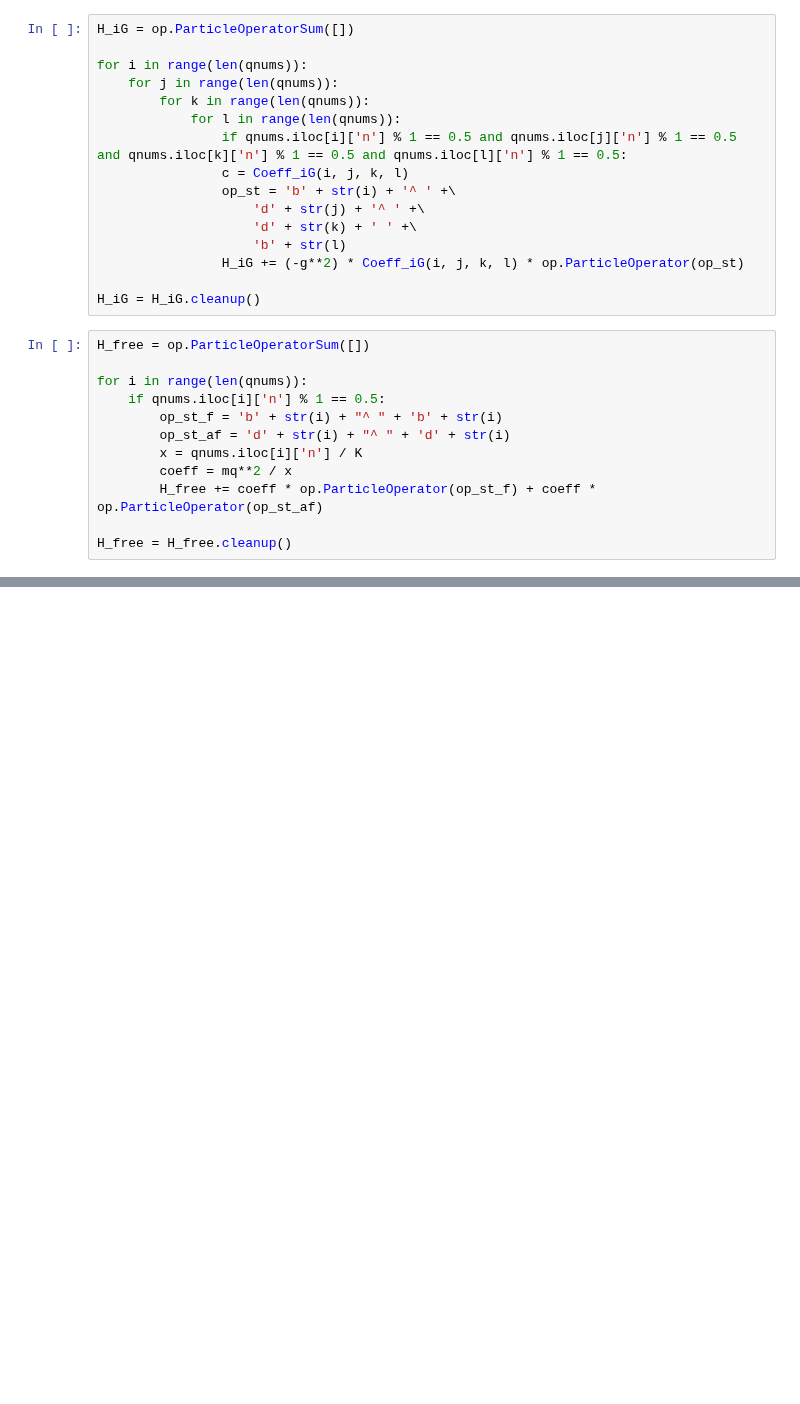
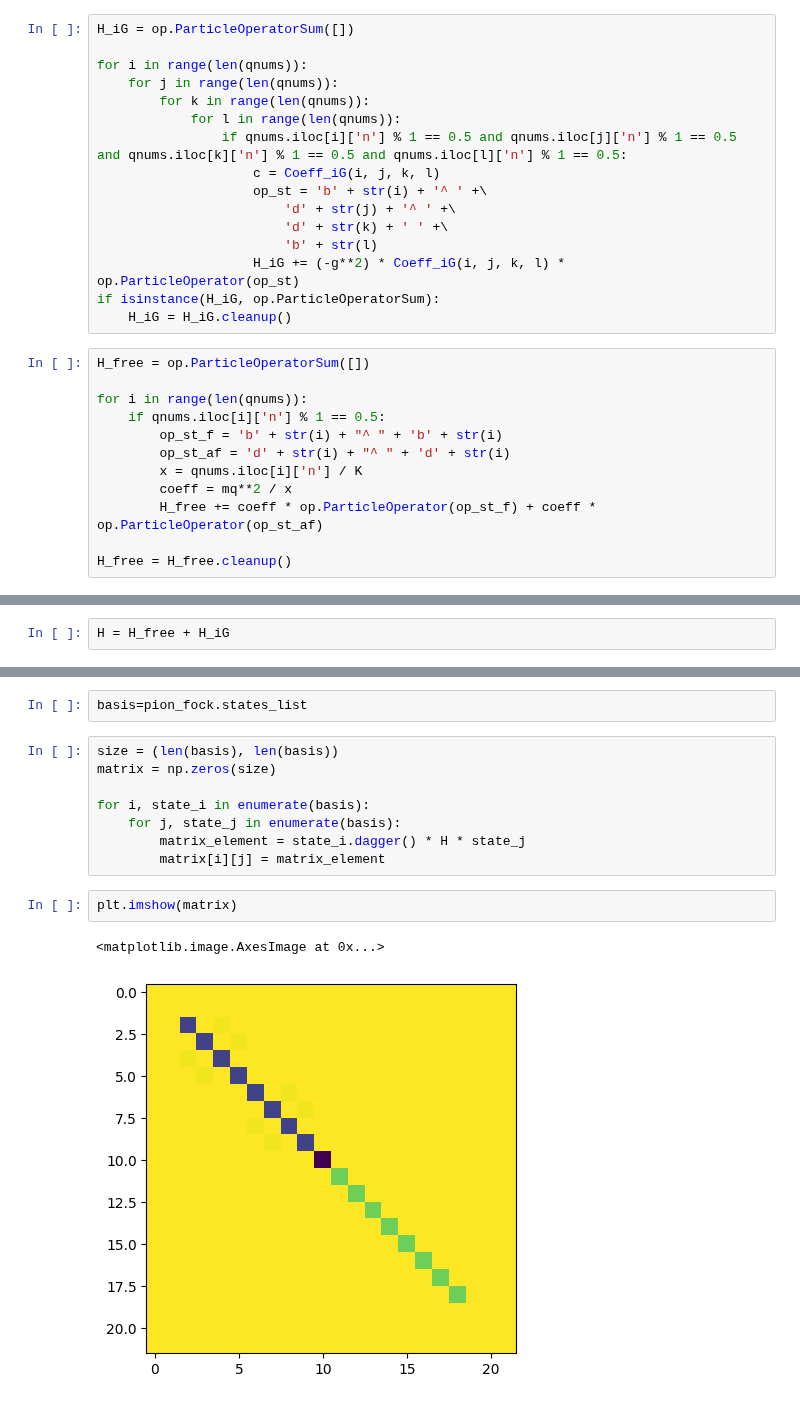
Before and after one commit to cgustin99/OpenParticle, a Jupyter notebook: models/QCD/qcd_hamiltonian.ipynb, the cells around one changed output, grey strips where cells are left out. Drawn from its saved outputs; the diff is of its cells as text; blank space fills up the shorter version.

```diff
--- a/models/QCD/qcd_hamiltonian.ipynb
+++ b/models/QCD/qcd_hamiltonian.ipynb
@@ -53,14 +57,14 @@ for i in range(len(qnums)):
         for k in range(len(qnums)):
             for l in range(len(qnums)):
                 if qnums.iloc[i]['n'] % 1 == 0.5 and qnums.iloc[j]['n'] % 1 == 0.5 and qnums.iloc[k]['n'] % 1 == 0.5 and qnums.iloc[l]['n'] % 1 == 0.5:
-                c = Coeff_iG(i, j, k, l)
-                op_st = 'b' + str(i) + '^ ' +\
-                    'd' + str(j) + '^ ' +\
-                    'd' + str(k) + ' ' +\
-                    'b' + str(l)
-                H_iG += (-g**2) * Coeff_iG(i, j, k, l) * op.ParticleOperator(op_st)
-
-H_iG = H_iG.cleanup()
+                    c = Coeff_iG(i, j, k, l)
+                    op_st = 'b' + str(i) + '^ ' +\
+                        'd' + str(j) + '^ ' +\
+                        'd' + str(k) + ' ' +\
+                        'b' + str(l)
+                    H_iG += (-g**2) * Coeff_iG(i, j, k, l) * op.ParticleOperator(op_st)
+if isinstance(H_iG, op.ParticleOperatorSum):
+    H_iG = H_iG.cleanup()
 # %%
 H_free = op.ParticleOperatorSum([])
 
@@ -85,0 +88,2 @@ $U = e^{i2\phi H}$
+# %%
+H = H_free + H_iG
@@ -85,0 +94,15 @@ $U = e^{i2\phi H}$
+# %%
+basis=pion_fock.states_list
+# %%
+size = (len(basis), len(basis))
+matrix = np.zeros(size)
+
+for i, state_i in enumerate(basis):
+    for j, state_j in enumerate(basis):
+        matrix_element = state_i.dagger() * H * state_j
+        matrix[i][j] = matrix_element
+# %%
+plt.imshow(matrix)
+# %% [output]
+<matplotlib.image.AxesImage at 0x...>
+[figure, added]
```
Also changed, not shown: parts of 16 cells of this notebook.
